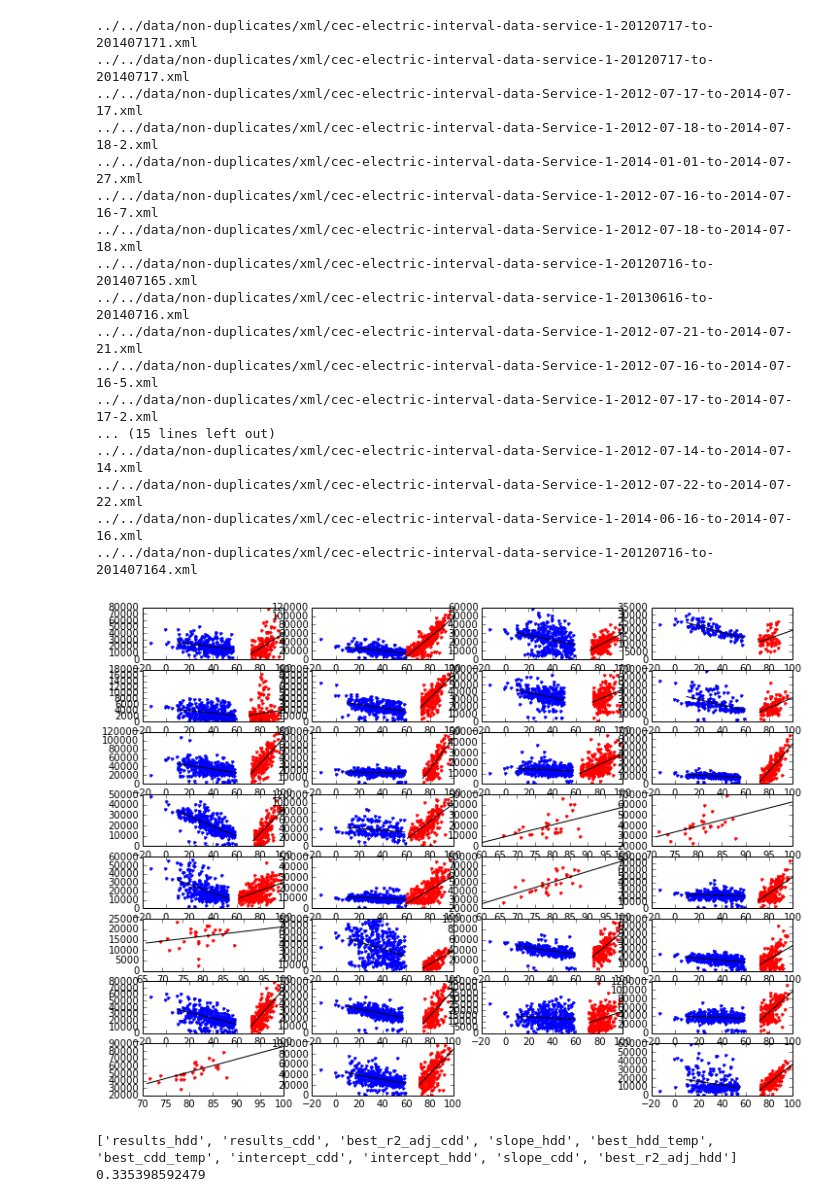
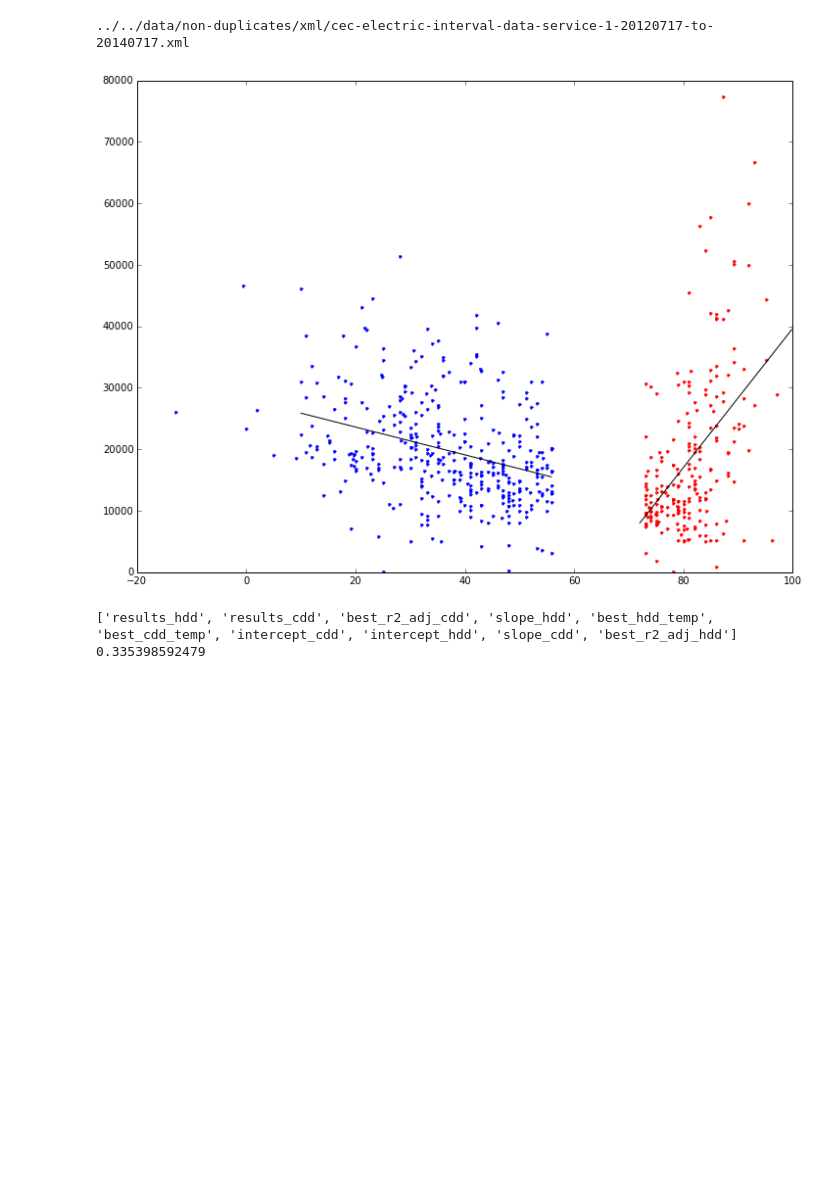
Before and after one commit to dssg/wikienergy, a Jupyter notebook: proto/weather/linregress_oak_park.ipynb, the cells around one changed output. Drawn from its saved outputs; the diff is of its cells as text; code cells hidden in the pictures; blank space fills up the shorter version.

```diff
--- a/proto/weather/linregress_oak_park.ipynb
+++ b/proto/weather/linregress_oak_park.ipynb
@@ -41,9 +39,9 @@ pylab.rcParams['figure.figsize'] = 12,9
 #    oak_park_temps_df=pickle.load(f)
 # %%
 import pickle
-with open('temp_oakpark_20120101_20140730.pkl','rb') as f:
+with open('../../docs/tutorials/temp_oakpark_20120101_20140730.pkl','rb') as f:
     temps_df=pickle.load(f)
-temps_series = pd.Series(temps_df['temp'],index=temps_df.index)
+temps_series_orig = pd.Series(temps_df['temp'],index=temps_df.index)
 df = pd.DataFrame(temps_series_orig).resample('H',how='mean')
 temps_series=weather._remove_low_outliers_df(df,'temp')['temp']
 # %%
@@ -57,33 +55,17 @@ print oak_park_list[0]
 # %%
 results_list=[]
-for i,filepath in enumerate(oak_park_list):
-    plt.subplot(8,4,i)
+for i,filepath in enumerate(oak_park_list[:1]):
+    #plt.subplot(8,4,i)
     with open(filepath,'rb') as f:
         xml_house = f.read()
     trace = gbda.get_trace(xml_house)
     trace = trace.resample('D',method='sum')
     results_dict = lng.run_regressions(trace.series,temps_series,plot=True)
     print filepath
     results_list.append(results_dict)
 # %% [output]
-../../data/non-duplicates/xml/cec-electric-interval-data-service-1-20120717-to-201407171.xml
 ../../data/non-duplicates/xml/cec-electric-interval-data-service-1-20120717-to-20140717.xml
-../../data/non-duplicates/xml/cec-electric-interval-data-Service-1-2012-07-17-to-2014-07-17.xml
-../../data/non-duplicates/xml/cec-electric-interval-data-Service-1-2012-07-18-to-2014-07-18-2.xml
-../../data/non-duplicates/xml/cec-electric-interval-data-Service-1-2014-01-01-to-2014-07-27.xml
-../../data/non-duplicates/xml/cec-electric-interval-data-Service-1-2012-07-16-to-2014-07-16-7.xml
-../../data/non-duplicates/xml/cec-electric-interval-data-Service-1-2012-07-18-to-2014-07-18.xml
-../../data/non-duplicates/xml/cec-electric-interval-data-service-1-20120716-to-201407165.xml
-../../data/non-duplicates/xml/cec-electric-interval-data-service-1-20130616-to-20140716.xml
-../../data/non-duplicates/xml/cec-electric-interval-data-Service-1-2012-07-21-to-2014-07-21.xml
-../../data/non-duplicates/xml/cec-electric-interval-data-Service-1-2012-07-16-to-2014-07-16-5.xml
-../../data/non-duplicates/xml/cec-electric-interval-data-Service-1-2012-07-17-to-2014-07-17-2.xml
-... (15 lines left out)
-../../data/non-duplicates/xml/cec-electric-interval-data-Service-1-2012-07-14-to-2014-07-14.xml
-../../data/non-duplicates/xml/cec-electric-interval-data-Service-1-2012-07-22-to-2014-07-22.xml
-../../data/non-duplicates/xml/cec-electric-interval-data-Service-1-2014-06-16-to-2014-07-16.xml
-../../data/non-duplicates/xml/cec-electric-interval-data-service-1-20120716-to-201407164.xml
-[figure, old version]
+[figure, new version]
 # %%
 best_stuff={}
 best_cdd_temps=[]
```
Also changed, not shown: parts of 2 cells of this notebook, 3 other files.
